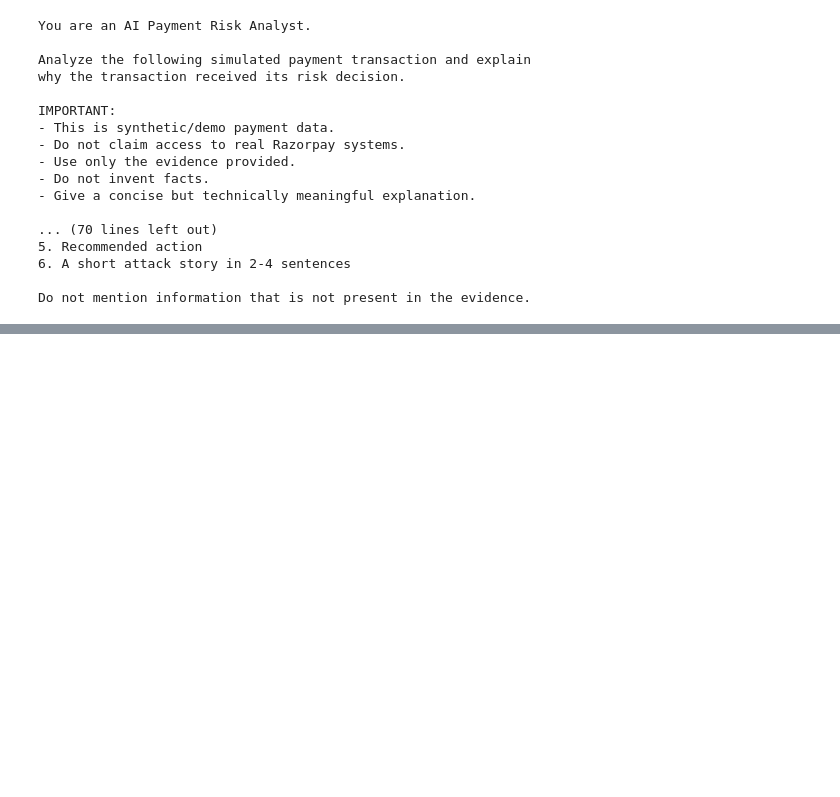
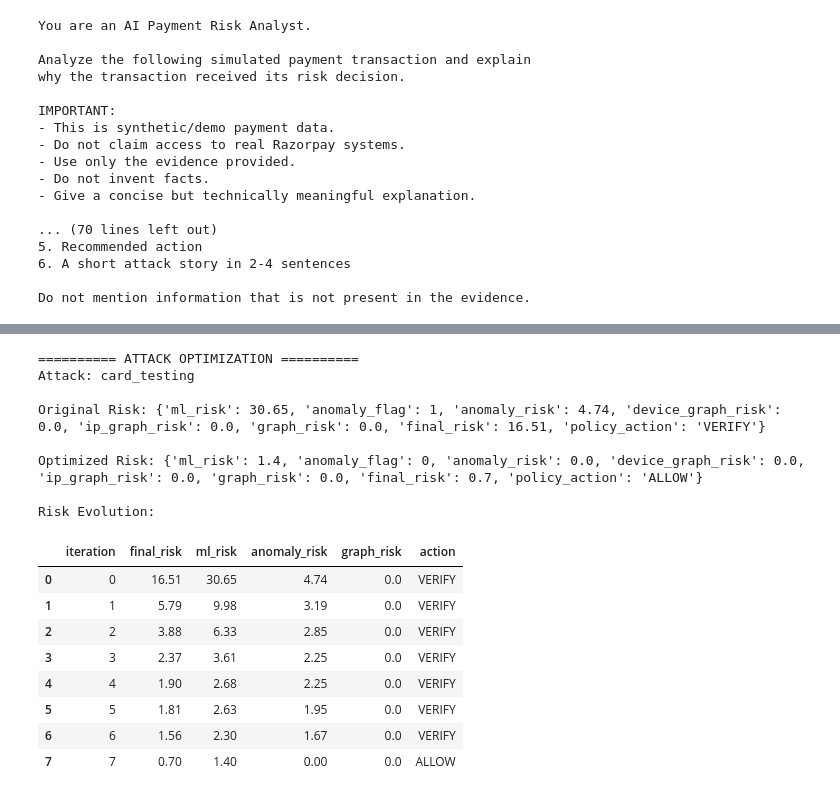
Before and after one commit to Mahakchoudhari/RazorAttack_Lab, a Jupyter notebook: notebooks/Model_01.ipynb, the cells around one changed output, grey strips where cells are left out. Cells and saved outputs as stored; diff of their text form; code cells hidden in the pictures; blank space fills up the shorter version.

```diff
--- a/notebooks/Model_01.ipynb
+++ b/notebooks/Model_01.ipynb
@@ -3072,0 +5144,52 @@ API key configured: False
+# %%
+# ============================================================
+# TEST ADVERSARIAL OPTIMIZATION
+# ============================================================
+
+attack = attack_data[
+    attack_data["attack_scenario"] == "card_testing"
+].iloc[0].copy()
+
+optimized_attack, attack_history = optimize_attack(
+    attack,
+    max_iterations=10
+)
+
+print("========== ATTACK OPTIMIZATION ==========")
+
+print(
+    "Attack:",
+    attack["attack_scenario"]
+)
+
+print(
+    "\nOriginal Risk:",
+    calculate_risk(attack)
+)
+
+print(
+    "\nOptimized Risk:",
+    calculate_risk(optimized_attack)
+)
+
+print("\nRisk Evolution:")
+
+display(attack_history)
+# %% [output]
+========== ATTACK OPTIMIZATION ==========
+Attack: card_testing
+
+Original Risk: {'ml_risk': 30.65, 'anomaly_flag': 1, 'anomaly_risk': 4.74, 'device_graph_risk': 0.0, 'ip_graph_risk': 0.0, 'graph_risk': 0.0, 'final_risk': 16.51, 'policy_action': 'VERIFY'}
+
+Optimized Risk: {'ml_risk': 1.4, 'anomaly_flag': 0, 'anomaly_risk': 0.0, 'device_graph_risk': 0.0, 'ip_graph_risk': 0.0, 'graph_risk': 0.0, 'final_risk': 0.7, 'policy_action': 'ALLOW'}
+
+Risk Evolution:
+|  | iteration | final_risk | ml_risk | anomaly_risk | graph_risk | action |
+| 0 | 0 | 16.51 | 30.65 | 4.74 | 0.0 | VERIFY |
+| 1 | 1 | 5.79 | 9.98 | 3.19 | 0.0 | VERIFY |
+| 2 | 2 | 3.88 | 6.33 | 2.85 | 0.0 | VERIFY |
+| 3 | 3 | 2.37 | 3.61 | 2.25 | 0.0 | VERIFY |
+| 4 | 4 | 1.90 | 2.68 | 2.25 | 0.0 | VERIFY |
+| 5 | 5 | 1.81 | 2.63 | 1.95 | 0.0 | VERIFY |
+| 6 | 6 | 1.56 | 2.30 | 1.67 | 0.0 | VERIFY |
+| 7 | 7 | 0.70 | 1.40 | 0.00 | 0.0 | ALLOW |
```
Also changed, not shown: parts of 34 cells of this notebook.
